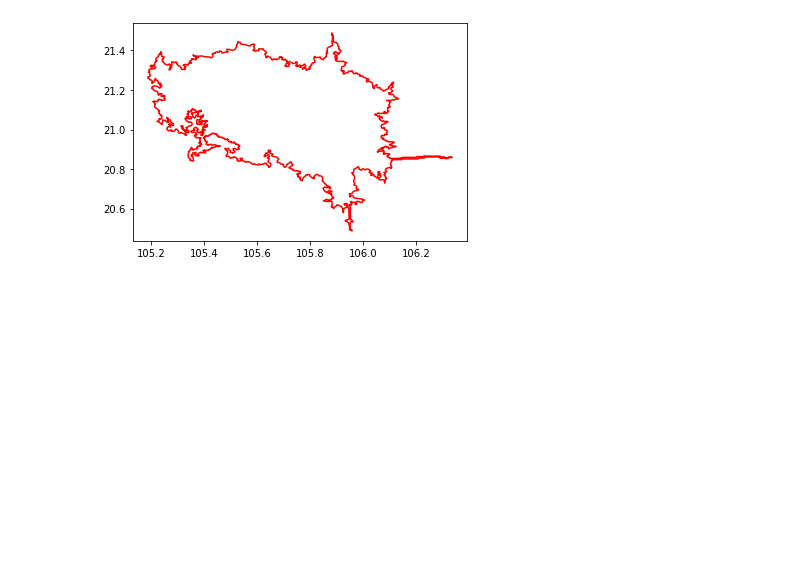
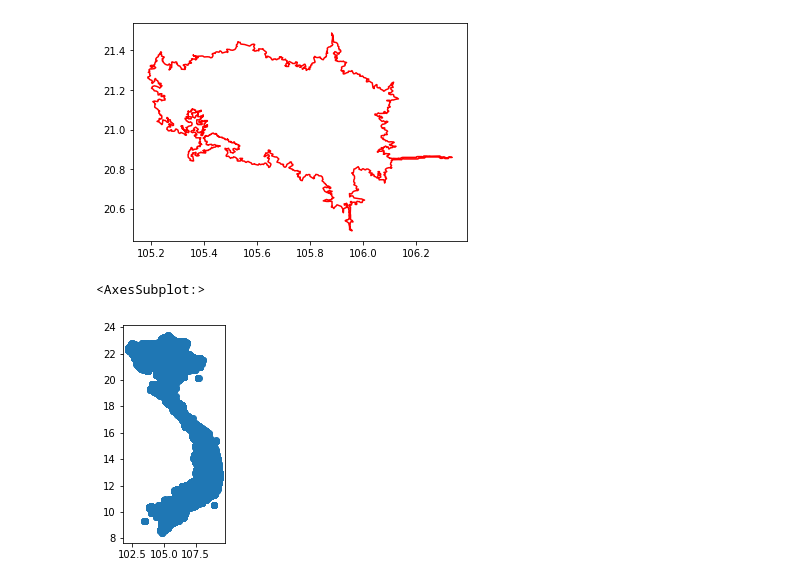
Before and after one commit to Analytics-for-a-Better-World/GPBP_Analytics_Tools, a Jupyter notebook: Analytics Notebooks/isochrone.ipynb, the cells around one changed output. Drawn from its saved outputs; the diff is of its cells as text; code cells hidden in the pictures; blank space fills up the shorter version.

```diff
--- a/Analytics Notebooks/isochrone.ipynb
+++ b/Analytics Notebooks/isochrone.ipynb
@@ -60,0 +66,22 @@ plt.plot(*new.exterior.xy, color = 'red')
+# %%
+from shapely.geometry import box
+from tqdm import tqdm
+import numpy as np
+
+coord_df = pd.read_csv('../Data/iso_chrone.csv')
+coord_df['FD_5yrs_level'] = np.ones(coord_df.shape[0])
+geometry = []
+for i in tqdm(range(coord_df.shape[0])):
+    lon = coord_df['Lon'][i]
+    lat = coord_df['Lat'][i]
+#     points = box(lon - 0.005, lat + 0.005, lon - 0.005, lat + 0.005)
+    points = Point(lon, lat)
+    geometry.append(points)
+
+# geometry = [Point(xy) for xy in zip(map_data.Lon, map_data.Lat)]
+coord_df = coord_df.drop(['Lon', 'Lat'], axis=1)
+gdf = gpd.GeoDataFrame(coord_df, crs="EPSG:4326", geometry=geometry)
+gdf.plot()
+# %% [output]
+<AxesSubplot:>
+[figure, added]
```
Also changed, not shown: parts of 3 cells of this notebook.
